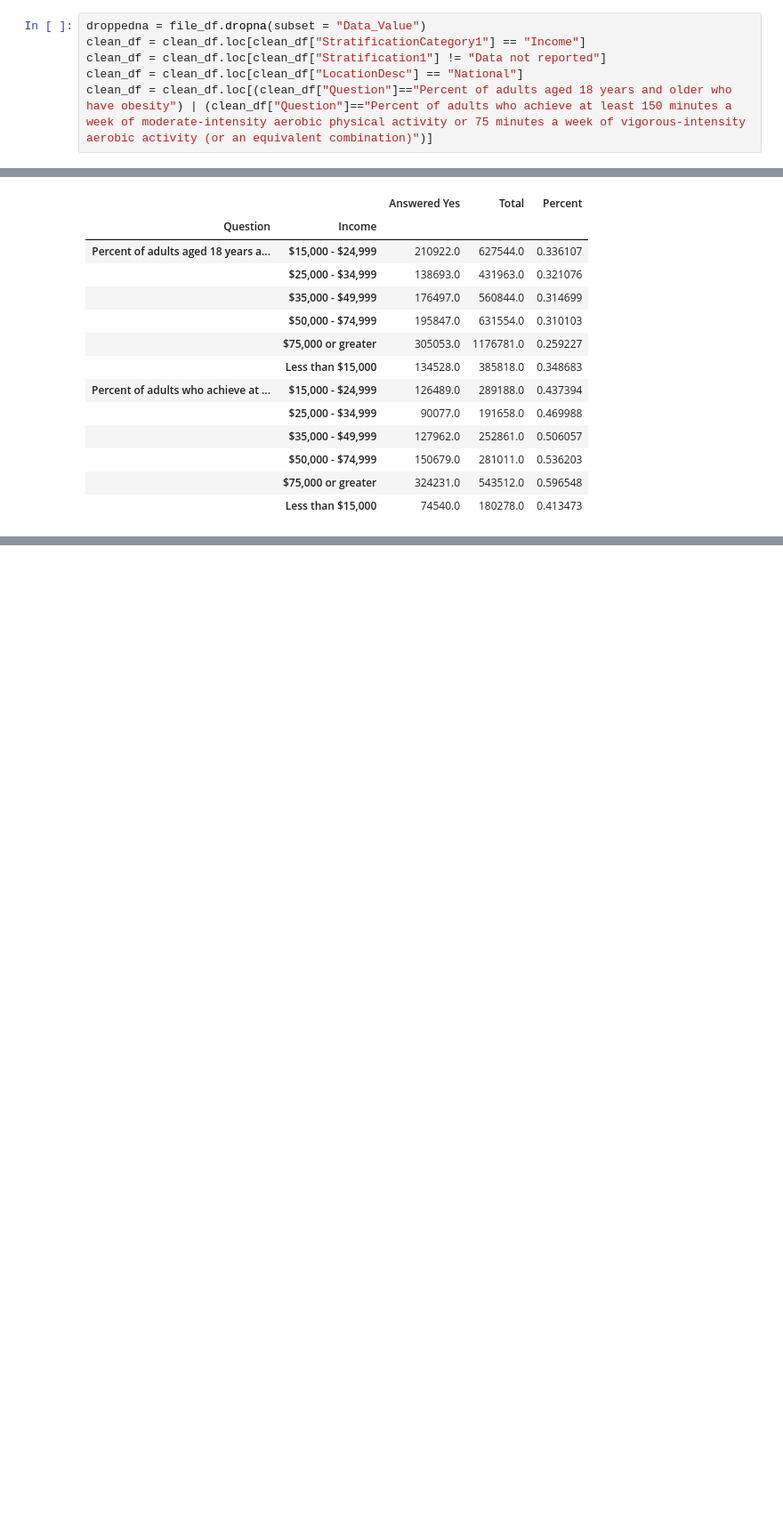
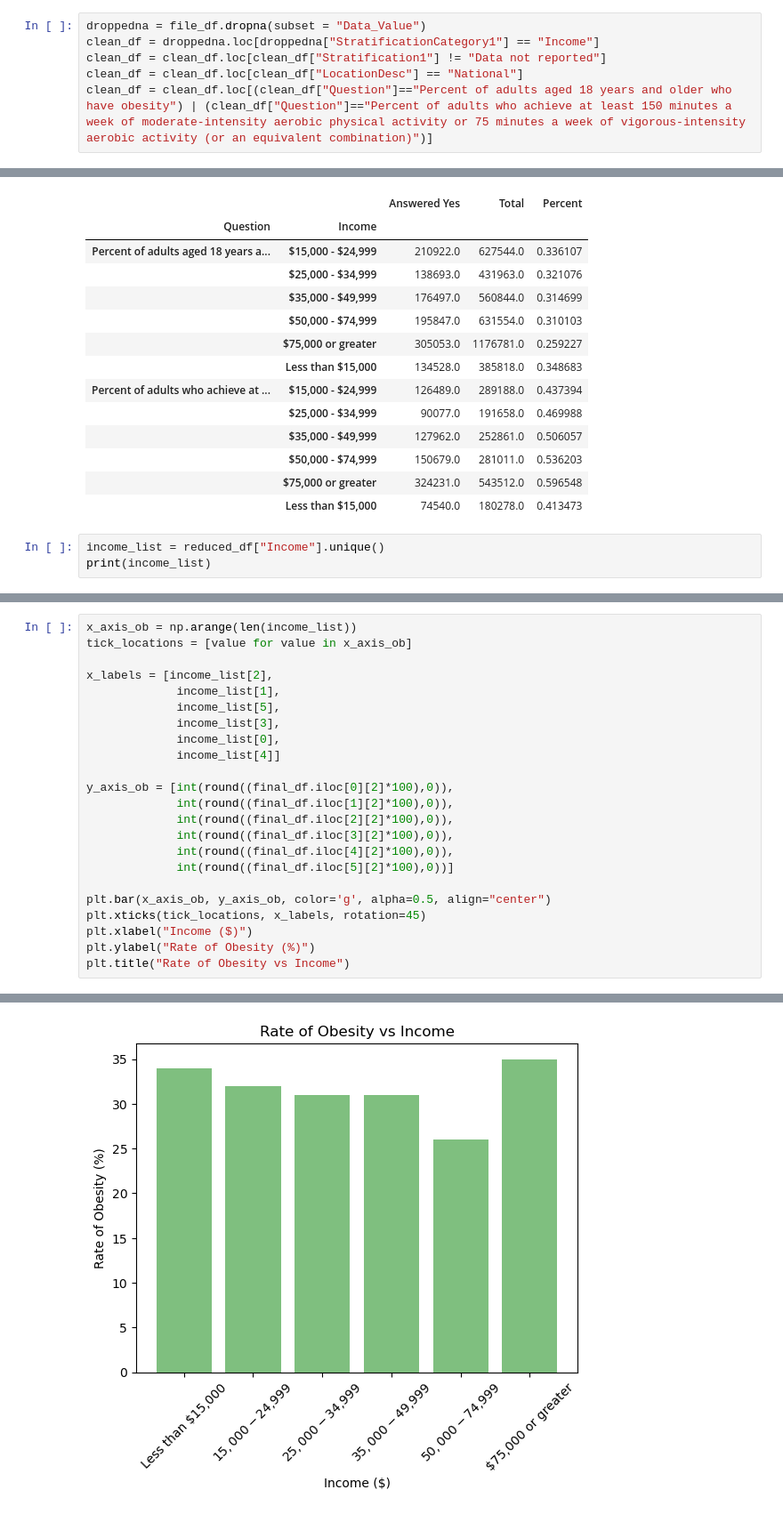
Before and after one commit to meekcodes1/project1, a Jupyter notebook: health_analysis.ipynb, the cells around one changed output, grey strips where cells are left out. Shown at 89% size. Saved outputs shown, nothing was run; the diff lists cells and outputs as text; blank space fills up the shorter version.

Commit message:
added two charts

```diff
--- a/health_analysis.ipynb
+++ b/health_analysis.ipynb
@@ -22,6 +24,6 @@ len(file_df)
 # %%
 droppedna = file_df.dropna(subset = "Data_Value")
-clean_df = clean_df.loc[clean_df["StratificationCategory1"] == "Income"]
+clean_df = droppedna.loc[droppedna["StratificationCategory1"] == "Income"]
 clean_df = clean_df.loc[clean_df["Stratification1"] != "Data not reported"]
 clean_df = clean_df.loc[clean_df["LocationDesc"] == "National"]
 clean_df = clean_df.loc[(clean_df["Question"]=="Percent of adults aged 18 years and older who have obesity") | (clean_df["Question"]=="Percent of adults who achieve at least 150 minutes a week of moderate-intensity aerobic physical activity or 75 minutes a week of vigorous-intensity aerobic activity (or an equivalent combination)")]
@@ -66,3 +68,6 @@ final_df
 |  | $50,000 - $74,999 | 150679.0 | 281011.0 | 0.536203 |
 |  | $75,000 or greater | 324231.0 | 543512.0 | 0.596548 |
 |  | Less than $15,000 | 74540.0 | 180278.0 | 0.413473 |
+# %%
+income_list = reduced_df["Income"].unique()
+print(income_list)
@@ -68,0 +77,24 @@ final_df
+# %%
+x_axis_ob = np.arange(len(income_list))
+tick_locations = [value for value in x_axis_ob]
+
+x_labels = [income_list[2],
+             income_list[1],
+             income_list[5],
+             income_list[3],
+             income_list[0],
+             income_list[4]]
+
+y_axis_ob = [int(round((final_df.iloc[0][2]*100),0)),
+             int(round((final_df.iloc[1][2]*100),0)),
+             int(round((final_df.iloc[2][2]*100),0)),
+             int(round((final_df.iloc[3][2]*100),0)),
+             int(round((final_df.iloc[4][2]*100),0)),
+             int(round((final_df.iloc[5][2]*100),0))]
+
+plt.bar(x_axis_ob, y_axis_ob, color='g', alpha=0.5, align="center")
+plt.xticks(tick_locations, x_labels, rotation=45)
+plt.xlabel("Income ($)")
+plt.ylabel("Rate of Obesity (%)")
+plt.title("Rate of Obesity vs Income")
+# %% [output]
@@ -68,0 +102 @@ final_df
+[figure, added]
```
Also changed, not shown: parts of 5 cells of this notebook.
